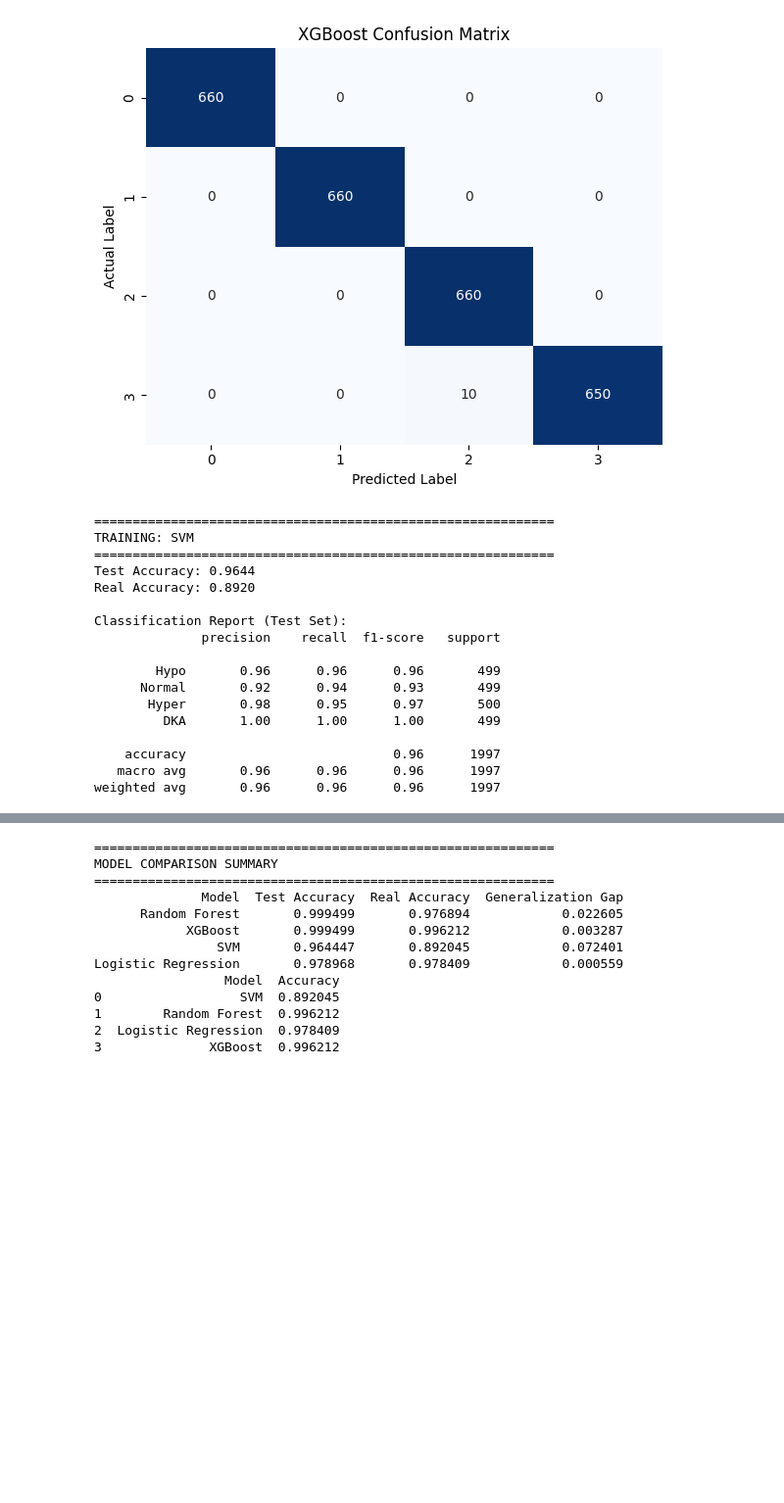
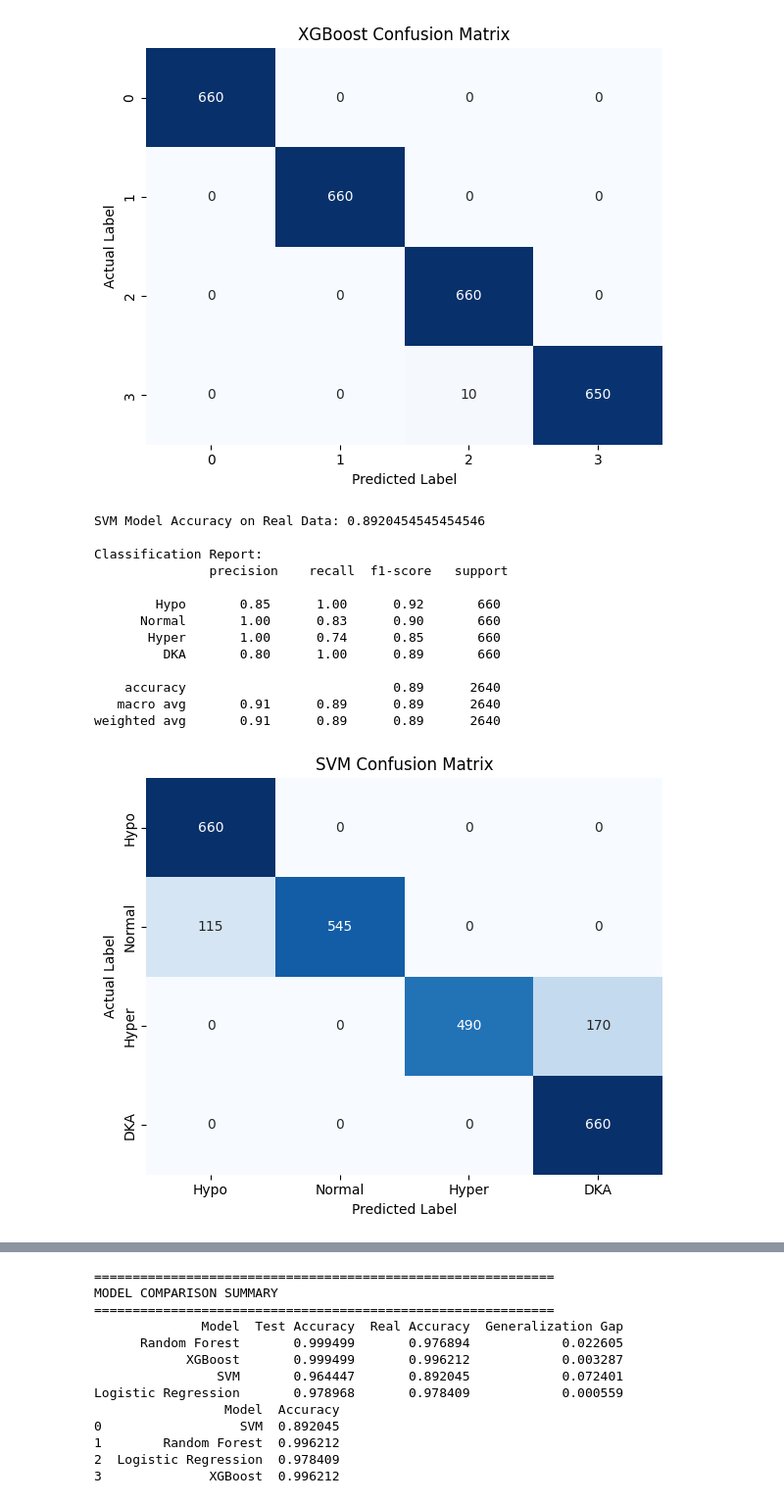
Before and after one commit to M-Bless/Diabetes-project, a Jupyter notebook: diabetes_analysis_train.ipynb, the cells around one changed output, grey strips where cells are left out. Shown at 98% size. Cells and saved outputs as stored; diff of their text form; code cells hidden in the pictures; blank space fills up the shorter version.

Commit message:
visualized the confusion matrix

```diff
--- a/diabetes_analysis_train.ipynb
+++ b/diabetes_analysis_train.ipynb
@@ -975,58 +975,43 @@ plt.show()
 weighted avg       1.00      1.00      1.00      2640
 [figure]
 # %%
-#Support Vector Machine (SVM)
-print("="*60)
-print("TRAINING: SVM")
-print("="*60)
+#  SVM CLASSIFIER
 
-from sklearn.svm import SVC
-from sklearn.preprocessing import StandardScaler
+#  Compute accuracy for real dataset
+accuracy_svm = accuracy_score(y_true, y_pred_real_svm)
+print("SVM Model Accuracy on Real Data:", accuracy_svm)
 
-# SVM requires feature scaling
-scaler = StandardScaler()
-X_train_scaled = scaler.fit_transform(X_train)
-X_test_scaled = scaler.transform(X_test)
-X_real_scaled = scaler.transform(X_real)
+#  Classification Report
+print("\nClassification Report:\n", classification_report(y_true, y_pred_real_svm,
+                                                          target_names=['Hypo', 'Normal', 'Hyper', 'DKA']))
 
-svm_model = SVC(
-    kernel='rbf',
-    C=1.0,
-    gamma='scale',
-    class_weight='balanced',
-    random_state=42
-)
+#  Confusion Matrix
+cm_svm = confusion_matrix(y_true, y_pred_real_svm)
 
-svm_model.fit(X_train_scaled, y_train)
-
-# Evaluate
-y_pred_test_svm = svm_model.predict(X_test_scaled)
-y_pred_real_svm = svm_model.predict(X_real_scaled)
-
-print(f"Test Accuracy: {accuracy_score(y_test, y_pred_test_svm):.4f}")
-print(f"Real Accuracy: {accuracy_score(y_true, y_pred_real_svm):.4f}")
-
-print("\nClassification Report (Test Set):")
-print(classification_report(y_test, y_pred_test_svm,
-                            target_names=['Hypo', 'Normal', 'Hyper', 'DKA']))
-
+#  Plot confusion matrix
+plt.figure(figsize=(6, 5))
+sns.heatmap(cm_svm, annot=True, fmt='d', cmap='Blues', cbar=False,
+            xticklabels=['Hypo', 'Normal', 'Hyper', 'DKA'],
+            yticklabels=['Hypo', 'Normal', 'Hyper', 'DKA'])
+plt.xlabel("Predicted Label")
+plt.ylabel("Actual Label")
+plt.title("SVM Confusion Matrix")
+plt.tight_layout()
+plt.show()
 #computationally heavy and harder to tune for large, multi-class datasets.
 # %% [output]
-============================================================
-TRAINING: SVM
-============================================================
-Test Accuracy: 0.9644
-Real Accuracy: 0.8920
+SVM Model Accuracy on Real Data: 0.8920454545454546
 
-Classification Report (Test Set):
-              precision    recall  f1-score   support
+Classification Report:
+               precision    recall  f1-score   support
 
-        Hypo       0.96      0.96      0.96       499
-      Normal       0.92      0.94      0.93       499
-       Hyper       0.98      0.95      0.97       500
-         DKA       1.00      1.00      1.00       499
+        Hypo       0.85      1.00      0.92       660
+      Normal       1.00      0.83      0.90       660
+       Hyper       1.00      0.74      0.85       660
+         DKA       0.80      1.00      0.89       660
 
-    accuracy                           0.96      1997
-   macro avg       0.96      0.96      0.96      1997
-weighted avg       0.96      0.96      0.96      1997
+    accuracy                           0.89      2640
+   macro avg       0.91      0.89      0.89      2640
+weighted avg       0.91      0.89      0.89      2640
+[figure, added]
 # %%
```
Also changed, not shown: parts of 1 cell of this notebook.
